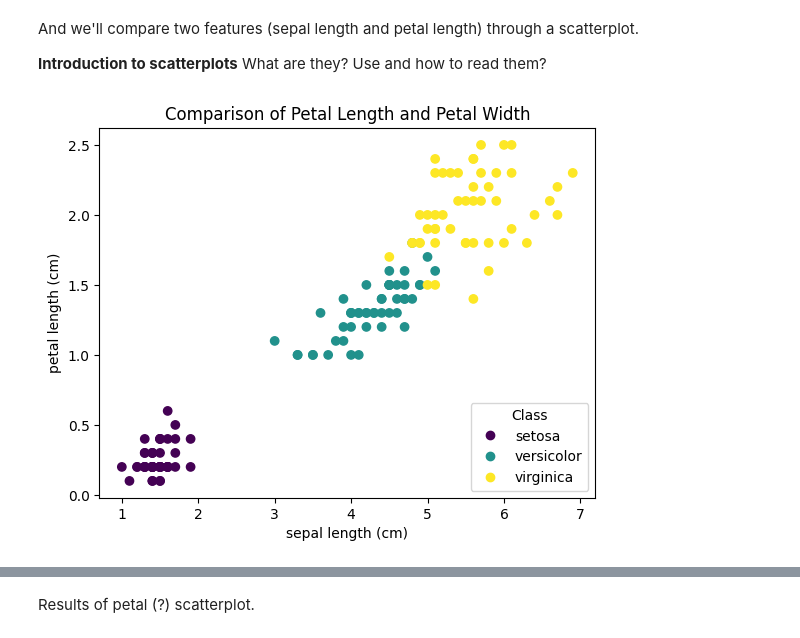
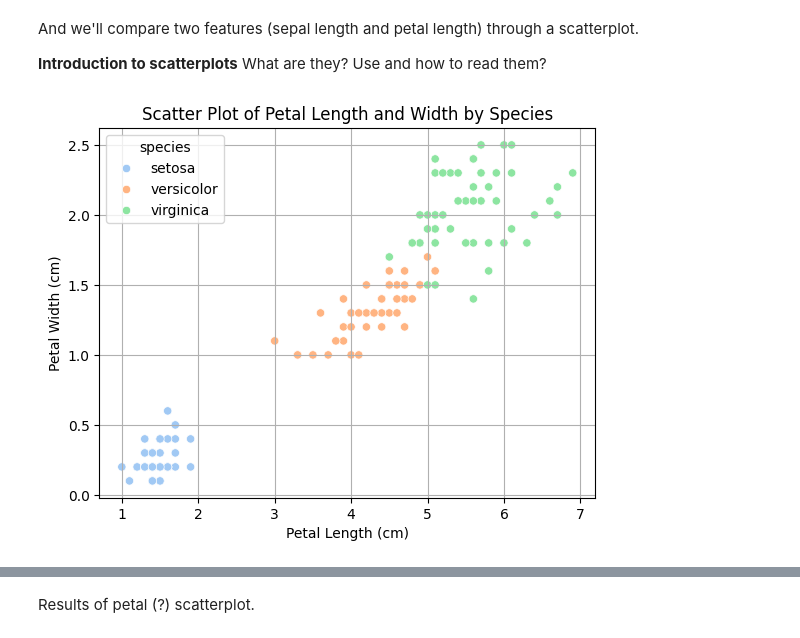
Before and after one commit to marianemcgrath/pands_project, a Jupyter notebook: analysis.ipynb, the cells around one changed output, grey strips where cells are left out. Cells and saved outputs as stored; diff of their text form; code cells hidden in the pictures.

```diff
--- a/analysis.ipynb
+++ b/analysis.ipynb
@@ -72,3 +48,16 @@ Using the display() function below, we receive the output of the dataset in a ni
 
 Source: https://scikit-learn.org/stable/modules/generated/sklearn.datasets.load_iris.html (About the load.iris() function)
 **Source: For the use of display instead of print**
+# %%
+# CSV URL for the iris dataset
+csv_url = "https://archive.ics.uci.edu/ml/machine-learning-databases/iris/iris.data"
+
+# Column names for the dataset
+
+# Loading the iris dataset
+iris = pd.read_csv(csv_url)
+
+# Below we can see the data
+print (iris)
+
+# Source: https://scikit-learn.org/stable/modules/generated/sklearn.datasets.load_iris.html
@@ -227,22 +262,20 @@ And we'll compare two features (sepal length and petal length) through a scatter
 **Introduction to scatterplots**
 What are they? Use and how to read them?
 # %%
+# We'll pair up the features to see how they relate to each other
+#First, we'll create a scatter plot for each pair of features
+df = pd.DataFrame(iris.data, columns=iris.feature_names)
+df['species'] = iris.target_names[iris.target]
+
 # Now, we'll create a scatter plot
-_, ax = plt.subplots()
+sns.scatterplot(x='petal length (cm)', y='petal width (cm)', hue='species', data=df, palette='pastel')
+plt.title('Scatter Plot of Petal Length and Width by Species')              # Now, we add a clear title at the top
+plt.xlabel('Petal Length (cm)')                                             # Label the bottom axis so we know it shows petal lengths
+plt.ylabel('Petal Width (cm)')                                              # Label the side axis so we know it shows petal widths
+plt.grid()                                                                  # And add some grid lines to help us read the measurements with more accuracy
+plt.show()                                                                  # Finally, display the lovely graph
 
-# We have decided to do the scatter plot of the first two features
-scatter = ax.scatter(iris.data[:, 2], iris.data[:, 3], c=iris.target)
-
-# We'll give the title and labels
-ax.set_title("Comparison of Petal Length and Petal Width")
-ax.set(xlabel=iris.feature_names[0], ylabel=iris.feature_names[2])
-
-# We'll use _ = because we don't need to store the legend object.
-_ = ax.legend(scatter.legend_elements()[0], iris.target_names, loc="lower right", title="Class")
-
-# Show the plot
-plt.show()
-
-# Source: https://scikit-learn.org/1.4/auto_examples/datasets/plot_iris_dataset.html (Scatter Plot of the Iris dataset)
+# Source: https://www.geeksforgeeks.org/exploratory-data-analysis-on-iris-dataset/ (Relationship between Variables)
+# Source: https://www.youtube.com/watch?v=JGWqb5nNudE (Data Visualisation - Iris Dataset)
 # %% [output]
-[figure, old version]
+[figure, new version]
```
Also changed, not shown: parts of 11 cells of this notebook.
